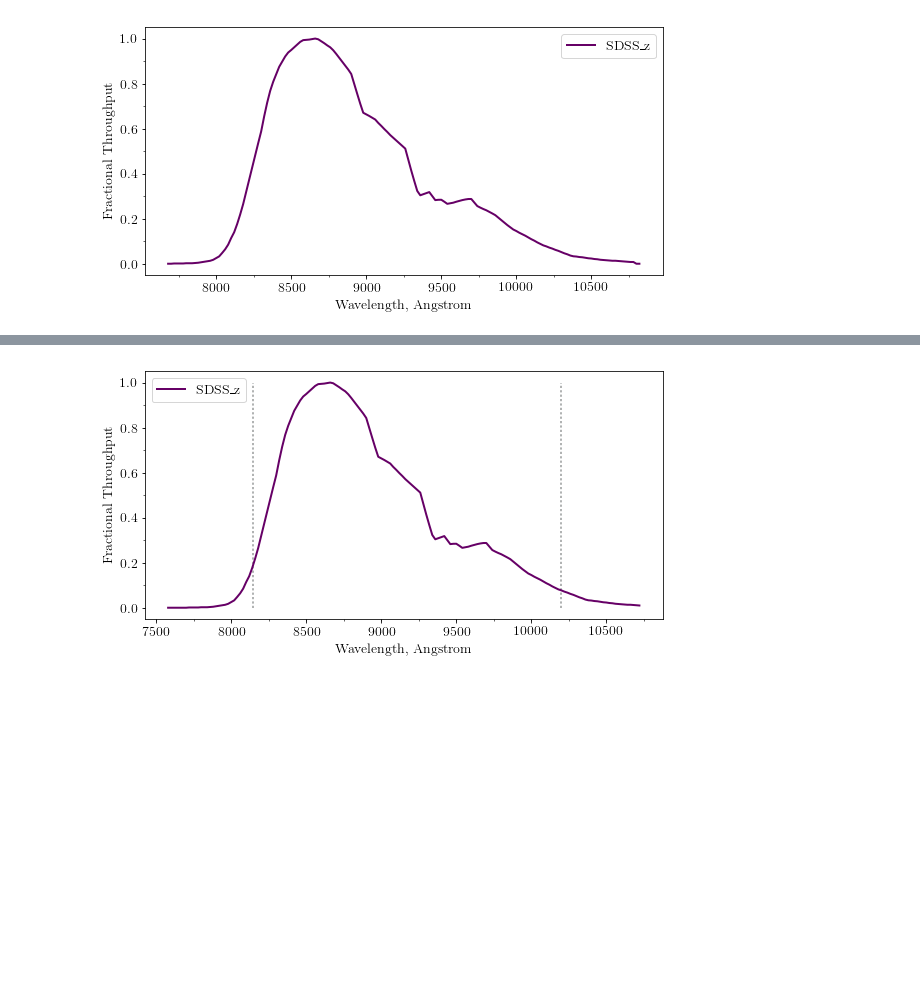
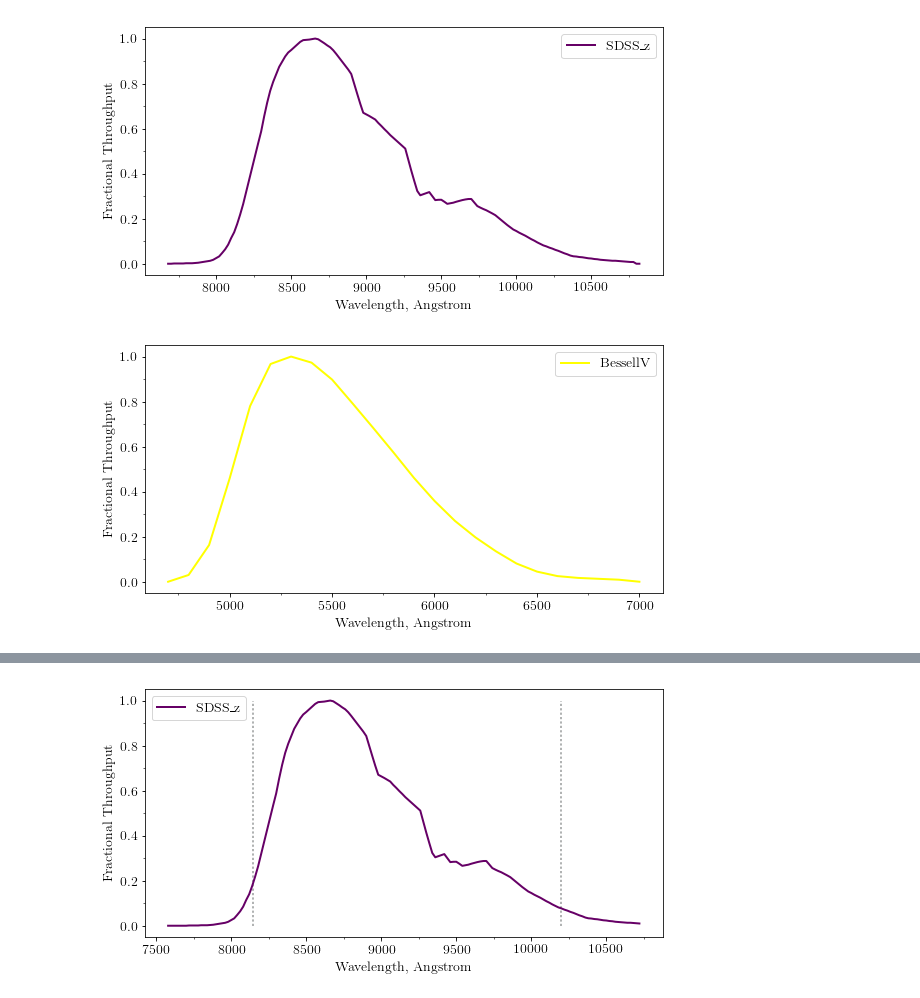
Before and after one commit to UoS-SNe/pycoco, a Jupyter notebook: notebooks/pycoco_adding_filters.ipynb, the cells around one changed output, grey strips where cells are left out. Drawn from its saved outputs; the diff is of its cells as text; code cells hidden in the pictures; blank space fills up the shorter version.

```diff
--- a/notebooks/pycoco_adding_filters.ipynb
+++ b/notebooks/pycoco_adding_filters.ipynb
@@ -152,3 +152,10 @@ sdssz = pcc.load_filter(path = os.path.join(pcc._default_filter_dir_path, 'SDSS_
 sdssz.plot()
 # %% [output]
 [figure]
+# %%
+swiftV = pcc.load_filter(path = os.path.join(pcc._default_filter_dir_path, 'swift_V.dat'))
+V = pcc.load_filter(path = os.path.join(pcc._default_filter_dir_path, 'BessellV.dat'))
+# %%
+V.plot()
+# %% [output]
+[figure, added]
```
Also changed, not shown: parts of 2 cells of this notebook, 3 other files.
